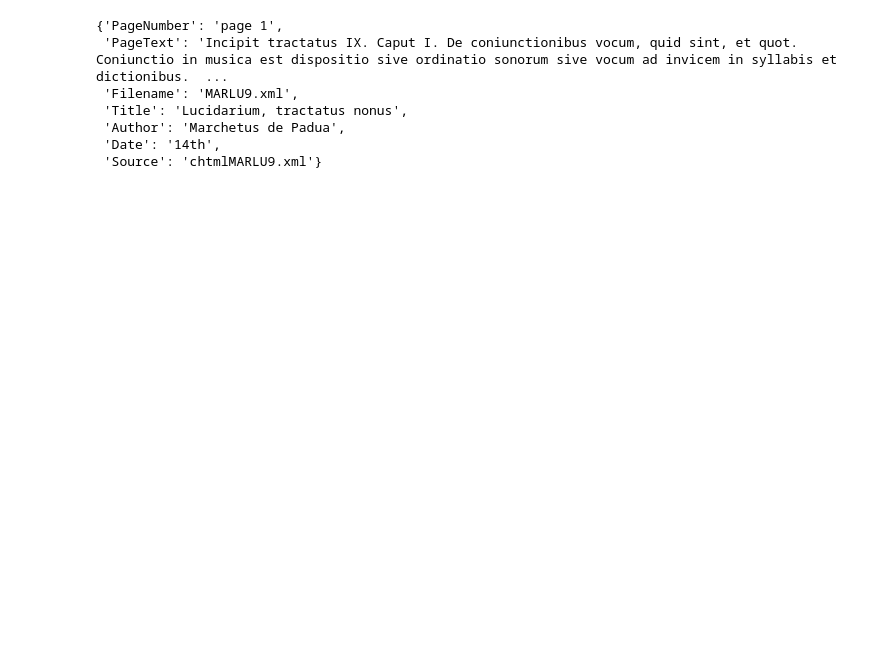
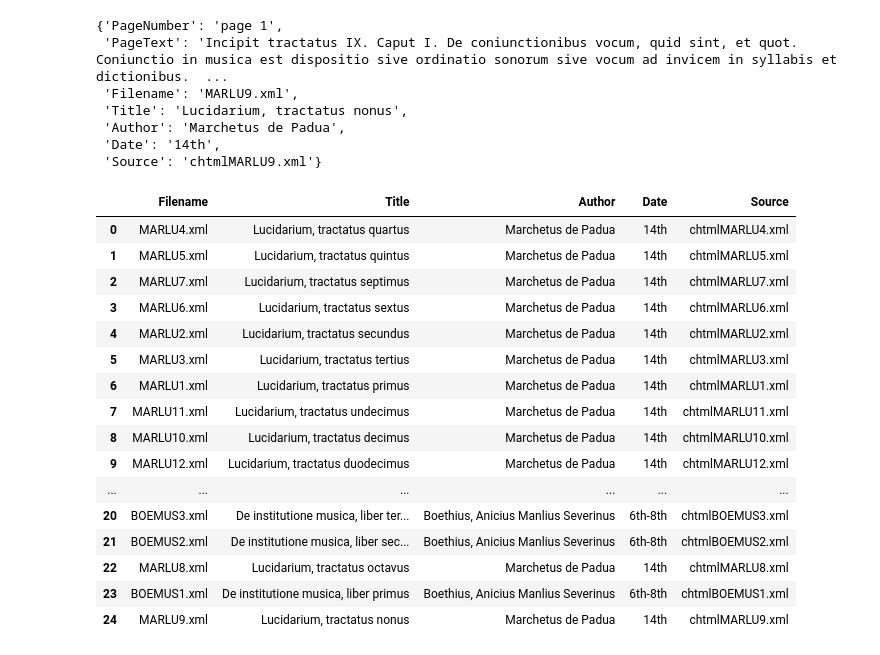
Before and after one commit to RichardFreedman/theory_llm, a Jupyter notebook: TML_Lating_TEI_Parser.ipynb, the cells around one changed output. Drawn from its saved outputs; the diff is of its cells as text; code cells hidden in the pictures; blank space fills up the shorter version.

```diff
--- a/TML_Lating_TEI_Parser.ipynb
+++ b/TML_Lating_TEI_Parser.ipynb
@@ -267,14 +357,33 @@ results[0]
 # %%
 # get metaddata df
 tei_dir = Path("latin_sources")
 all_metadata = []
 for html_path in tei_dir.glob("*.xml"):
     with html_path.open("r", encoding="utf-8") as handle:
         html_content = handle.read()
         metadata = extract_metadata(BeautifulSoup(html_content, 'xml'), html_path)
         all_metadata.append(metadata)
 metadata_df = pd.DataFrame(all_metadata)
 metadata_df.to_csv("latin_tei_metadata.csv", index=False)
+metadata_df
+# %% [output]
+|  | Filename | Title | Author | Date | Source |
+| 0 | MARLU4.xml | Lucidarium, tractatus quartus | Marchetus de Padua | 14th | chtmlMARLU4.xml |
+| 1 | MARLU5.xml | Lucidarium, tractatus quintus | Marchetus de Padua | 14th | chtmlMARLU5.xml |
+| 2 | MARLU7.xml | Lucidarium, tractatus septimus | Marchetus de Padua | 14th | chtmlMARLU7.xml |
+| 3 | MARLU6.xml | Lucidarium, tractatus sextus | Marchetus de Padua | 14th | chtmlMARLU6.xml |
+| 4 | MARLU2.xml | Lucidarium, tractatus secundus | Marchetus de Padua | 14th | chtmlMARLU2.xml |
+| 5 | MARLU3.xml | Lucidarium, tractatus tertius | Marchetus de Padua | 14th | chtmlMARLU3.xml |
+| 6 | MARLU1.xml | Lucidarium, tractatus primus | Marchetus de Padua | 14th | chtmlMARLU1.xml |
+| 7 | MARLU11.xml | Lucidarium, tractatus undecimus | Marchetus de Padua | 14th | chtmlMARLU11.xml |
+| 8 | MARLU10.xml | Lucidarium, tractatus decimus | Marchetus de Padua | 14th | chtmlMARLU10.xml |
+| 9 | MARLU12.xml | Lucidarium, tractatus duodecimus | Marchetus de Padua | 14th | chtmlMARLU12.xml |
+| ... | ... | ... | ... | ... | ... |
+| 20 | BOEMUS3.xml | De institutione musica, liber ter... | Boethius, Anicius Manlius Severinus | 6th-8th | chtmlBOEMUS3.xml |
+| 21 | BOEMUS2.xml | De institutione musica, liber sec... | Boethius, Anicius Manlius Severinus | 6th-8th | chtmlBOEMUS2.xml |
+| 22 | MARLU8.xml | Lucidarium, tractatus octavus | Marchetus de Padua | 14th | chtmlMARLU8.xml |
+| 23 | BOEMUS1.xml | De institutione musica, liber primus | Boethius, Anicius Manlius Severinus | 6th-8th | chtmlBOEMUS1.xml |
+| 24 | MARLU9.xml | Lucidarium, tractatus nonus | Marchetus de Padua | 14th | chtmlMARLU9.xml |
 # %%
 import hashlib
 
```
Also changed, not shown: parts of 25 cells of this notebook.
